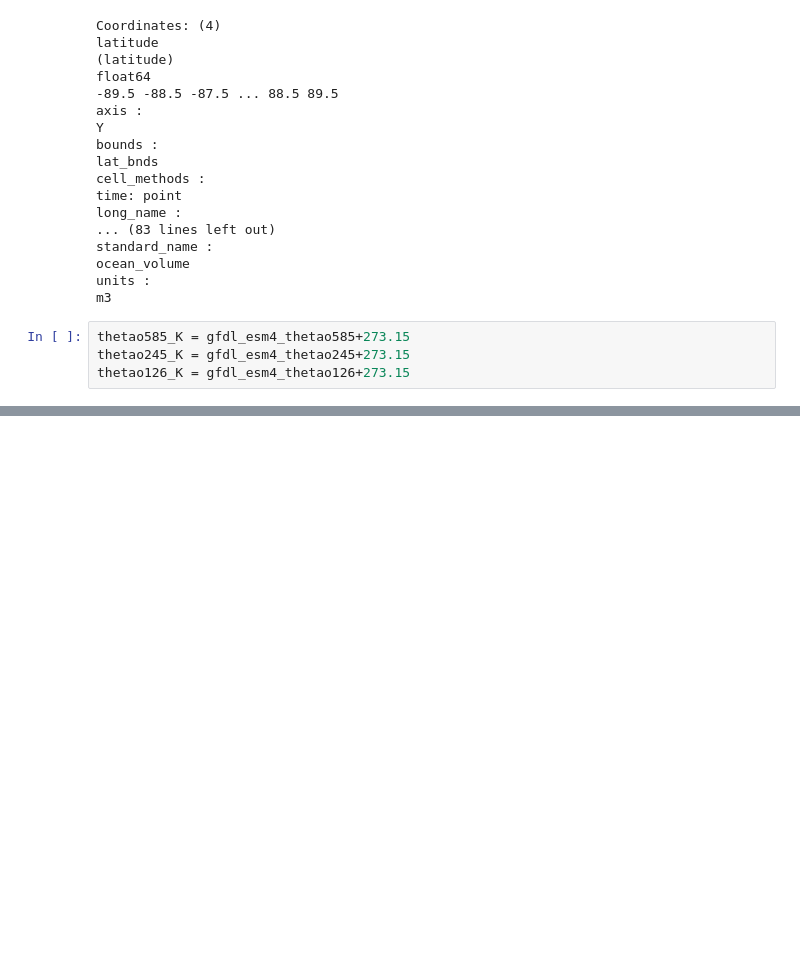
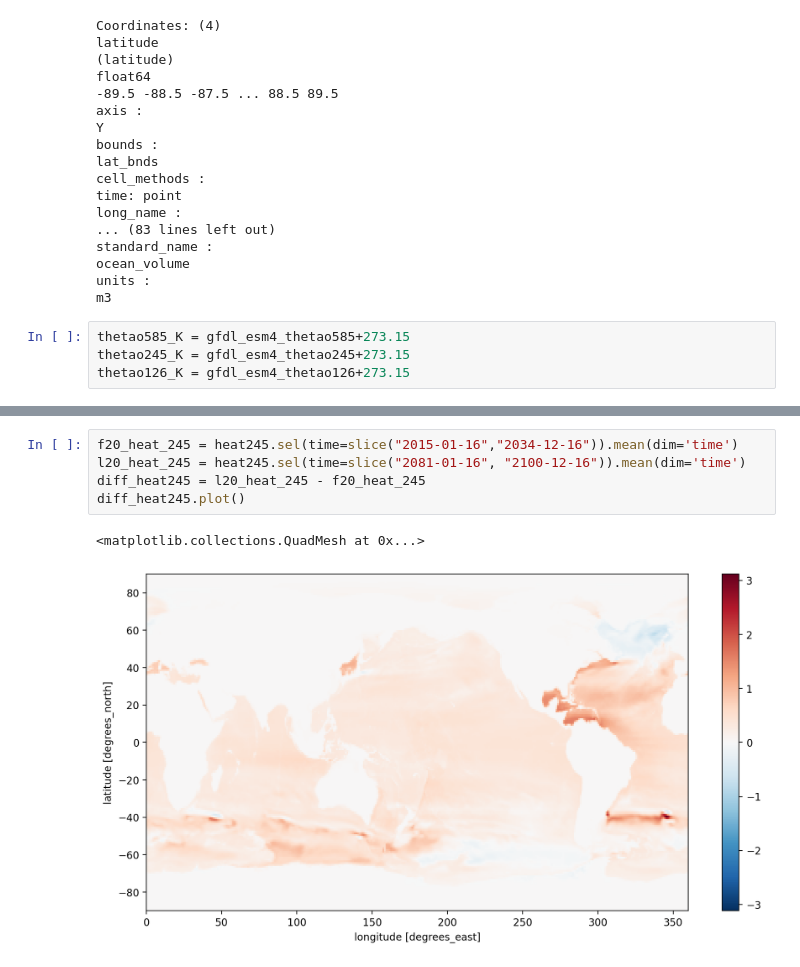
Before and after one commit to EES-3506-5506/Ellinger_final_project_G2, a Jupyter notebook: Ellinger_final.ipynb, the cells around one changed output, grey strips where cells are left out. Saved outputs shown, nothing was run; the diff lists cells and outputs as text; blank space fills up the shorter version.

```diff
--- a/Ellinger_final.ipynb
+++ b/Ellinger_final.ipynb
@@ -251,0 +271,8 @@ thetao126_K = gfdl_esm4_thetao126+273.15
+# %%
+f20_heat_245 = heat245.sel(time=slice("2015-01-16","2034-12-16")).mean(dim='time')
+l20_heat_245 = heat245.sel(time=slice("2081-01-16", "2100-12-16")).mean(dim='time')
+diff_heat245 = l20_heat_245 - f20_heat_245
+diff_heat245.plot()
+# %% [output]
+<matplotlib.collections.QuadMesh at 0x...>
+[figure, added]
```
Also changed, not shown: parts of 16 cells of this notebook.
